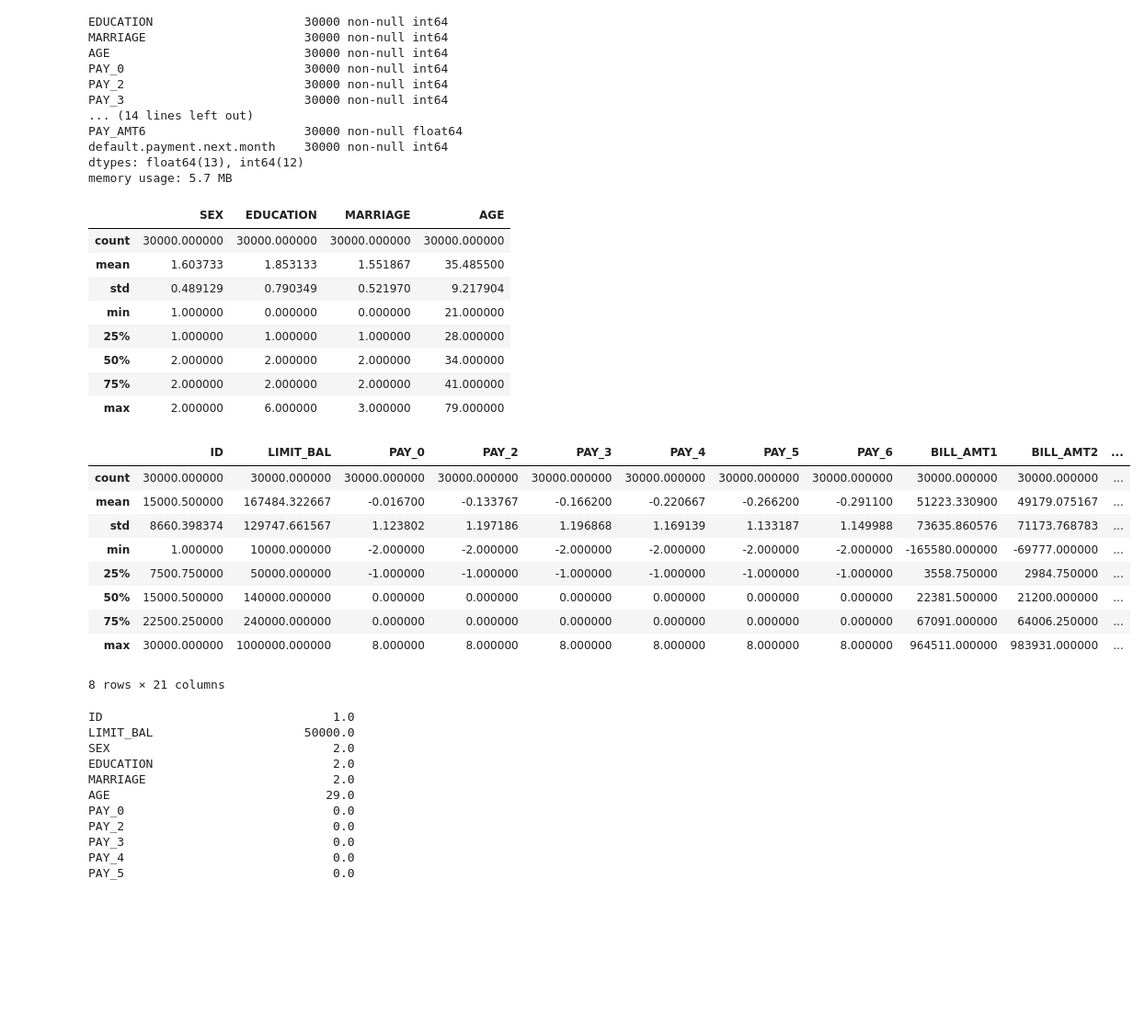
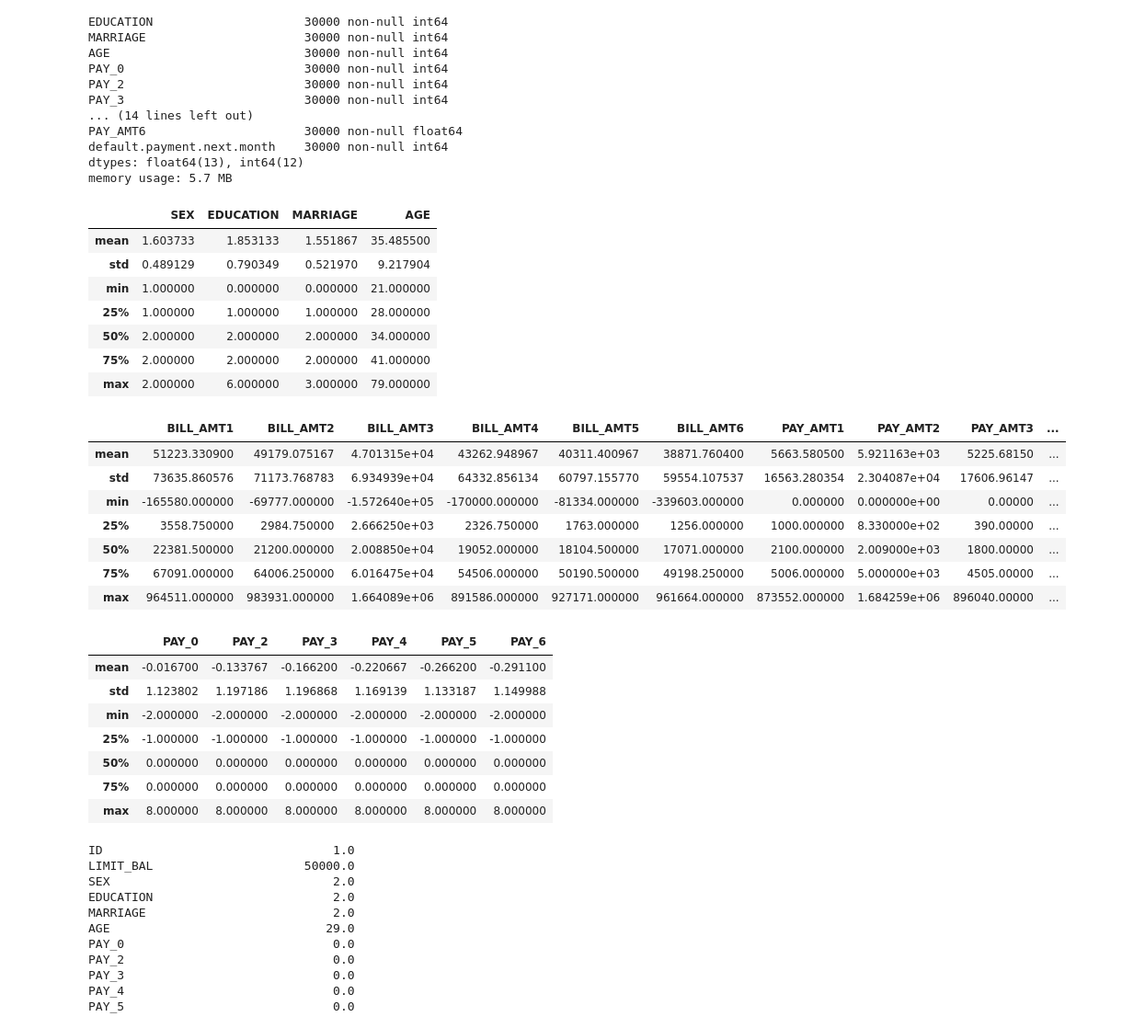
Before and after one commit to andrew-kh/sfml, a Jupyter notebook: Lesson 1 HW/hw1-task.ipynb, the cells around one changed output. Shown at 92% size. Saved outputs shown, nothing was run; the diff lists cells and outputs as text; code cells hidden in the pictures; blank space fills up the shorter version.

```diff
--- a/Lesson 1 HW/hw1-task.ipynb
+++ b/Lesson 1 HW/hw1-task.ipynb
@@ -38,13 +38,13 @@ default.payment.next.month    30000 non-null int64
 dtypes: float64(13), int64(12)
 memory usage: 5.7 MB
 # %%
-#отдельно посмотрим "деньги" и "не деньги", уберем count, тк уже видели
+#отдельно посмотрим "деньги", "не деньги" и сроки по месяцам. уберем count, тк уже видели
 non_money_vars = ['SEX', 'EDUCATION', 'MARRIAGE', 'AGE']
 
-df[[col for col in df.columns if col in non_money_vars]].describe()
+summary_nmv = df[[col for col in df.columns if col in non_money_vars]].describe()
+summary_nmv[summary_nmv.index != 'count']
 # %% [output]
 |  | SEX | EDUCATION | MARRIAGE | AGE |
-| count | 30000.000000 | 30000.000000 | 30000.000000 | 30000.000000 |
 | mean | 1.603733 | 1.853133 | 1.551867 | 35.485500 |
 | std | 0.489129 | 0.790349 | 0.521970 | 9.217904 |
 | min | 1.000000 | 0.000000 | 0.000000 | 21.000000 |
@@ -53,21 +53,33 @@ df[[col for col in df.columns if col in non_money_vars]].describe()
 | 75% | 2.000000 | 2.000000 | 2.000000 | 41.000000 |
 | max | 2.000000 | 6.000000 | 3.000000 | 79.000000 |
 # %%
-#отдельно посмотрим "деньги" и "не деньги", уберем count, тк уже видели
-non_money_vars = ['SEX', 'EDUCATION', 'MARRIAGE', 'AGE']
-
-df[[col for col in df.columns if col not in non_money_vars]].describe()
+#отдельно посмотрим "деньги", "не деньги" и сроки по месяцам. уберем count, тк уже видели
+summary_mv = df[[col for col in df.columns if col not in non_money_vars
+                 and ('PAY_AMT' in col or 'BILL_' in col)]].describe()
+summary_mv[summary_mv.index != 'count']
 # %% [output]
-|  | ID | LIMIT_BAL | PAY_0 | PAY_2 | PAY_3 | PAY_4 | PAY_5 | PAY_6 | BILL_AMT1 | BILL_AMT2 | ... |
-| count | 30000.000000 | 30000.000000 | 30000.000000 | 30000.000000 | 30000.000000 | 30000.000000 | 30000.000000 | 30000.000000 | 30000.000000 | 30000.000000 | ... |
-| mean | 15000.500000 | 167484.322667 | -0.016700 | -0.133767 | -0.166200 | -0.220667 | -0.266200 | -0.291100 | 51223.330900 | 49179.075167 | ... |
-| std | 8660.398374 | 129747.661567 | 1.123802 | 1.197186 | 1.196868 | 1.169139 | 1.133187 | 1.149988 | 73635.860576 | 71173.768783 | ... |
-| min | 1.000000 | 10000.000000 | -2.000000 | -2.000000 | -2.000000 | -2.000000 | -2.000000 | -2.000000 | -165580.000000 | -69777.000000 | ... |
-| 25% | 7500.750000 | 50000.000000 | -1.000000 | -1.000000 | -1.000000 | -1.000000 | -1.000000 | -1.000000 | 3558.750000 | 2984.750000 | ... |
-| 50% | 15000.500000 | 140000.000000 | 0.000000 | 0.000000 | 0.000000 | 0.000000 | 0.000000 | 0.000000 | 22381.500000 | 21200.000000 | ... |
-| 75% | 22500.250000 | 240000.000000 | 0.000000 | 0.000000 | 0.000000 | 0.000000 | 0.000000 | 0.000000 | 67091.000000 | 64006.250000 | ... |
-| max | 30000.000000 | 1000000.000000 | 8.000000 | 8.000000 | 8.000000 | 8.000000 | 8.000000 | 8.000000 | 964511.000000 | 983931.000000 | ... |
+|  | BILL_AMT1 | BILL_AMT2 | BILL_AMT3 | BILL_AMT4 | BILL_AMT5 | BILL_AMT6 | PAY_AMT1 | PAY_AMT2 | PAY_AMT3 | ... |
+| mean | 51223.330900 | 49179.075167 | 4.701315e+04 | 43262.948967 | 40311.400967 | 38871.760400 | 5663.580500 | 5.921163e+03 | 5225.68150 | ... |
+| std | 73635.860576 | 71173.768783 | 6.934939e+04 | 64332.856134 | 60797.155770 | 59554.107537 | 16563.280354 | 2.304087e+04 | 17606.96147 | ... |
+| min | -165580.000000 | -69777.000000 | -1.572640e+05 | -170000.000000 | -81334.000000 | -339603.000000 | 0.000000 | 0.000000e+00 | 0.00000 | ... |
+| 25% | 3558.750000 | 2984.750000 | 2.666250e+03 | 2326.750000 | 1763.000000 | 1256.000000 | 1000.000000 | 8.330000e+02 | 390.00000 | ... |
+| 50% | 22381.500000 | 21200.000000 | 2.008850e+04 | 19052.000000 | 18104.500000 | 17071.000000 | 2100.000000 | 2.009000e+03 | 1800.00000 | ... |
+| 75% | 67091.000000 | 64006.250000 | 6.016475e+04 | 54506.000000 | 50190.500000 | 49198.250000 | 5006.000000 | 5.000000e+03 | 4505.00000 | ... |
+| max | 964511.000000 | 983931.000000 | 1.664089e+06 | 891586.000000 | 927171.000000 | 961664.000000 | 873552.000000 | 1.684259e+06 | 896040.00000 | ... |
-8 rows × 21 columns
+# %%
+#отдельно посмотрим "деньги", "не деньги" и сроки по месяцам. уберем count, тк уже видели
+summary_mv = df[[col for col in df.columns if col not in non_money_vars
+                 and ('PAY_AMT' not in col and 'PAY_' in col)]].describe()
+summary_mv[summary_mv.index != 'count']
+# %% [output]
+|  | PAY_0 | PAY_2 | PAY_3 | PAY_4 | PAY_5 | PAY_6 |
+| mean | -0.016700 | -0.133767 | -0.166200 | -0.220667 | -0.266200 | -0.291100 |
+| std | 1.123802 | 1.197186 | 1.196868 | 1.169139 | 1.133187 | 1.149988 |
+| min | -2.000000 | -2.000000 | -2.000000 | -2.000000 | -2.000000 | -2.000000 |
+| 25% | -1.000000 | -1.000000 | -1.000000 | -1.000000 | -1.000000 | -1.000000 |
+| 50% | 0.000000 | 0.000000 | 0.000000 | 0.000000 | 0.000000 | 0.000000 |
+| 75% | 0.000000 | 0.000000 | 0.000000 | 0.000000 | 0.000000 | 0.000000 |
+| max | 8.000000 | 8.000000 | 8.000000 | 8.000000 | 8.000000 | 8.000000 |
 # %%
 #посчитаем моду для каждого столбца
 df.mode(axis=0).iloc[0,:]
```
Also changed, not shown: parts of 15 cells of this notebook.
